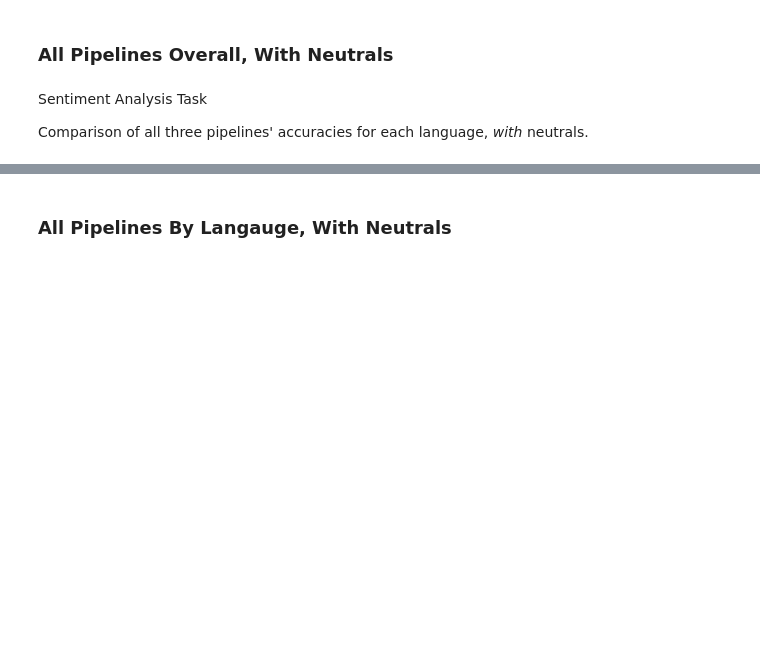
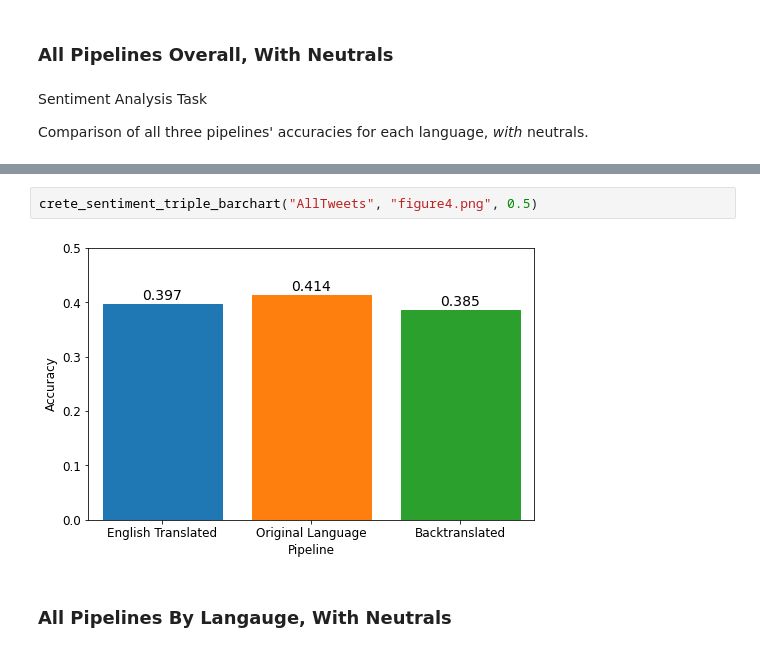
Before and after one commit to edward-chew/machine-translation, a Jupyter notebook: results.ipynb, the cells around one changed output, grey strips where cells are left out. Saved outputs shown, nothing was run; the diff lists cells and outputs as text; blank space fills up the shorter version.

```diff
--- a/results.ipynb
+++ b/results.ipynb
@@ -424,3 +361,7 @@ plt.savefig("Figures/figure4.png", bbox_inches="tight", dpi=2000)
+# %%
+crete_sentiment_triple_barchart("AllTweets", "figure4.png", 0.5)
+# %% [output]
+[figure, added]
 # %% [markdown]
 ### All Pipelines By Langauge, With Neutrals
 # %%
```
Also changed, not shown: parts of 12 cells of this notebook, 1 other file.
